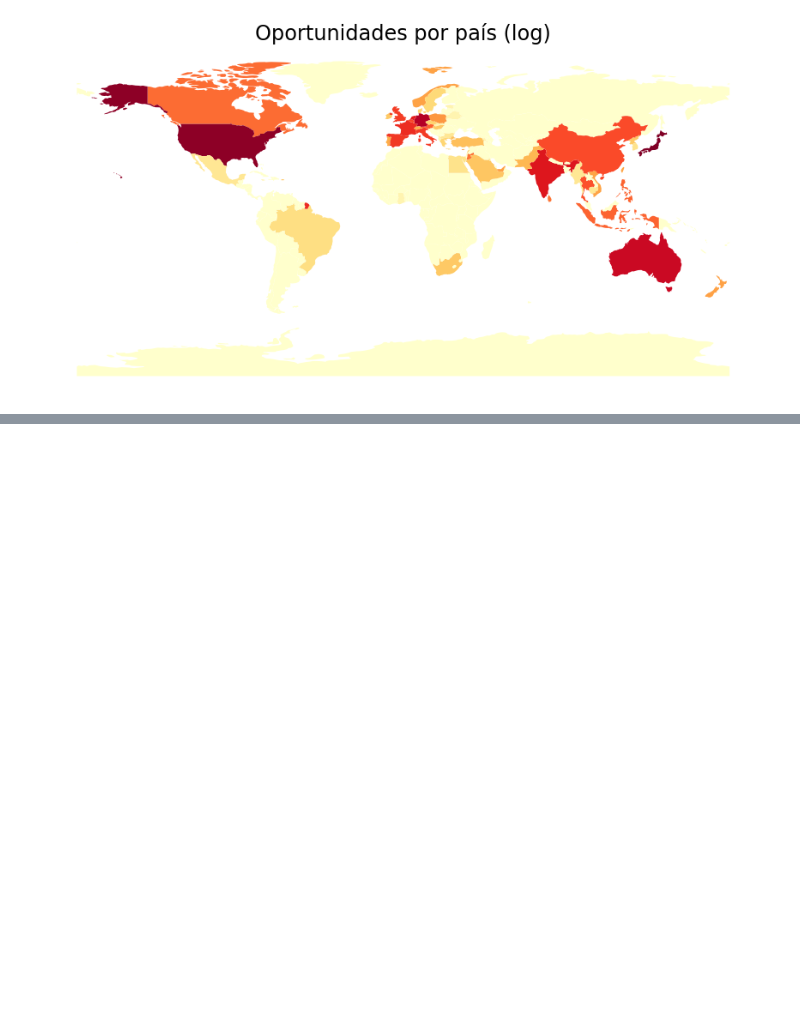
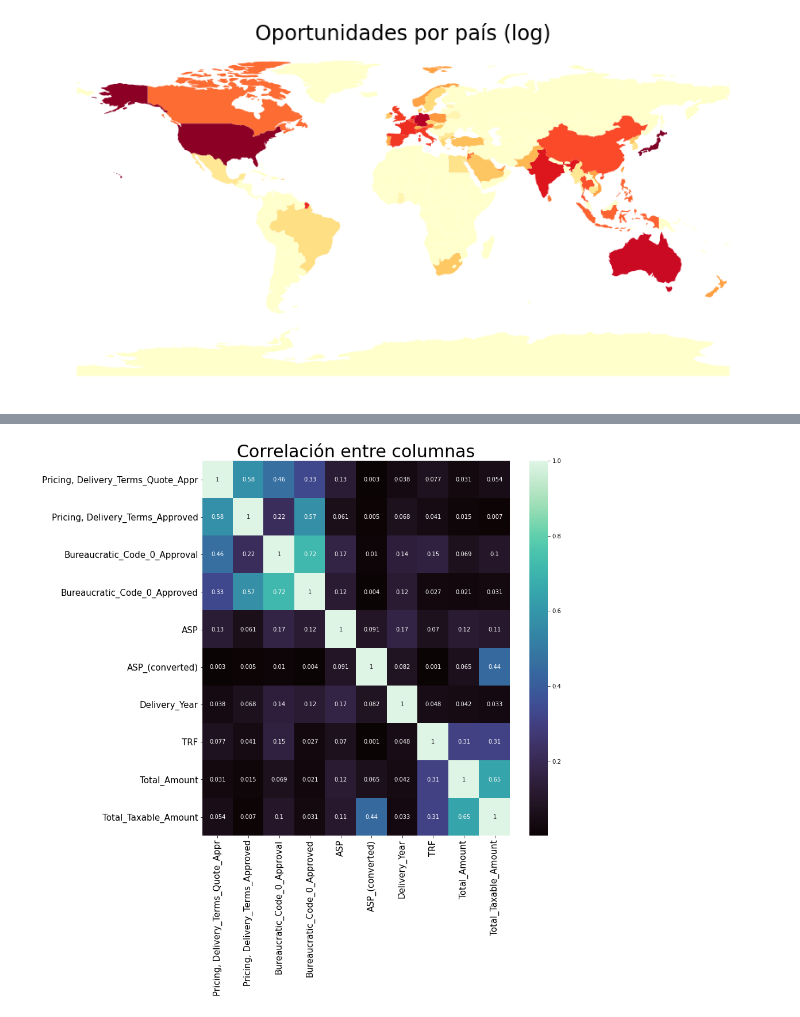
Before and after one commit to FernandoSinisi/Orga-Datos-2C-2020, a Jupyter notebook: TP1/Graficos.ipynb, the cells around one changed output, grey strips where cells are left out. Saved outputs shown, nothing was run; the diff lists cells and outputs as text; code cells hidden in the pictures; blank space fills up the shorter version.

```diff
--- a/TP1/Graficos.ipynb
+++ b/TP1/Graficos.ipynb
@@ -306,0 +323,15 @@ dfmerge.plot(column='count_log',cmap='YlOrRd',ax=ax)
+# %%
+df_heatmap_filter = df.drop('ID', axis=1)
+df_heatmap_filter = df_heatmap_filter.drop('Submitted_for_Approval', axis=1)
+df_heatmap_filter = df_heatmap_filter.drop('Opportunity_ID', axis=1)
+# %%
+df_heatmap_corr = df_heatmap_filter.corr().abs().round(3)
+plt.figure(figsize=(12, 12))
+ax = sns.heatmap(df_heatmap_corr, cmap="mako", annot=True);
+plt.title("Correlación entre columnas", size=30)
+ax.tick_params(labelsize=15)
+ax.tick_params(axis='x', rotation=90)
+ax.tick_params(axis='y', rotation=0)
+plt.savefig('hm_corr.png', bbox_inches = 'tight', pad_inches = 0.1)
+# %% [output]
+[figure, added]
```
Also changed, not shown: parts of 15 cells of this notebook.
